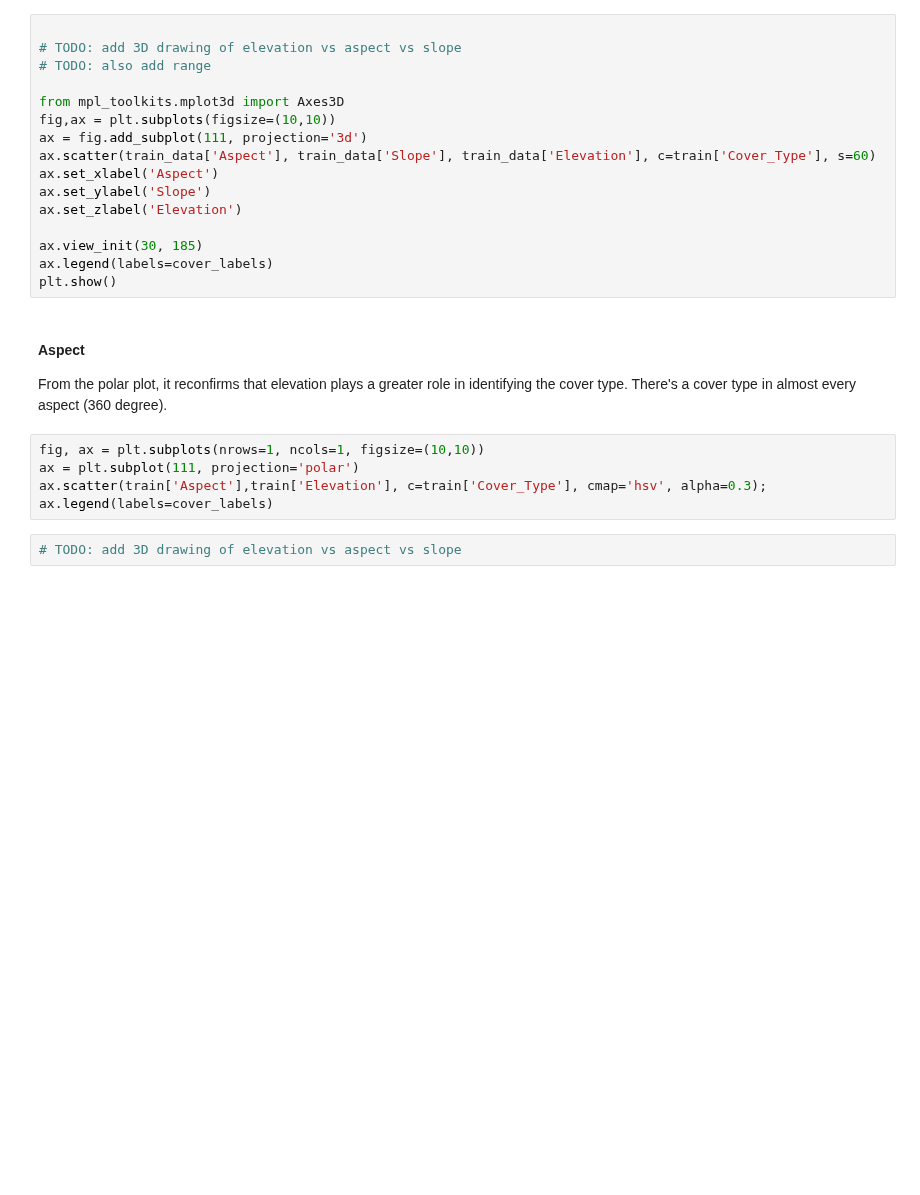
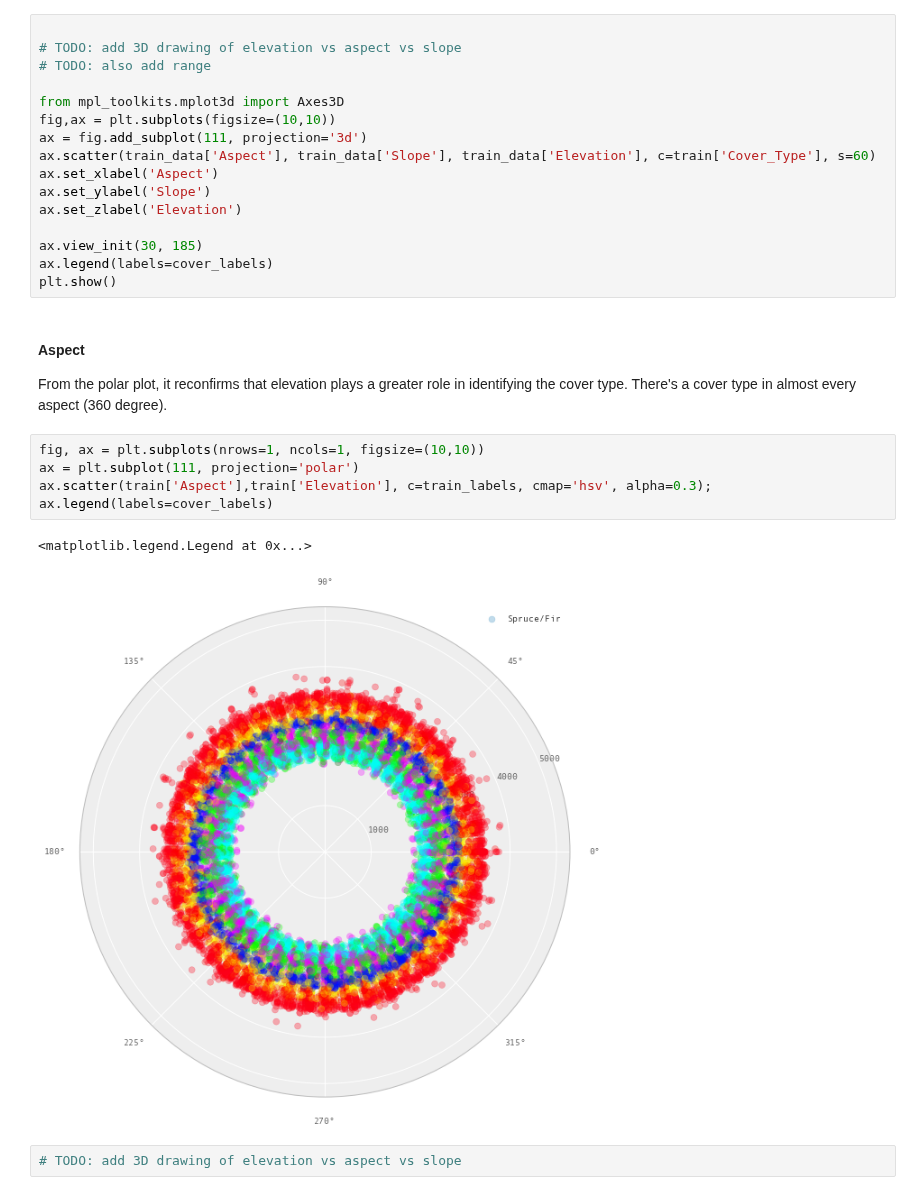
Before and after one commit to tiffapedia/w207-final, a Jupyter notebook: DivyaGorantla_RamIyer_TiffanyJaya_SteveSanders.ipynb, the cells around one changed output. Drawn from its saved outputs; the diff is of its cells as text; blank space fills up the shorter version.

```diff
--- a/DivyaGorantla_RamIyer_TiffanyJaya_SteveSanders.ipynb
+++ b/DivyaGorantla_RamIyer_TiffanyJaya_SteveSanders.ipynb
@@ -490,8 +483,11 @@ From the polar plot, it reconfirms that elevation plays a greater role in identi
 # %%
 fig, ax = plt.subplots(nrows=1, ncols=1, figsize=(10,10))
 ax = plt.subplot(111, projection='polar')
-ax.scatter(train['Aspect'],train['Elevation'], c=train['Cover_Type'], cmap='hsv', alpha=0.3);
+ax.scatter(train['Aspect'],train['Elevation'], c=train_labels, cmap='hsv', alpha=0.3);
 ax.legend(labels=cover_labels)
+# %% [output]
+<matplotlib.legend.Legend at 0x...>
+[figure, added]
 # %%
 # TODO: add 3D drawing of elevation vs aspect vs slope
 # %% [markdown]
```
Also changed, not shown: parts of 5 cells of this notebook.
